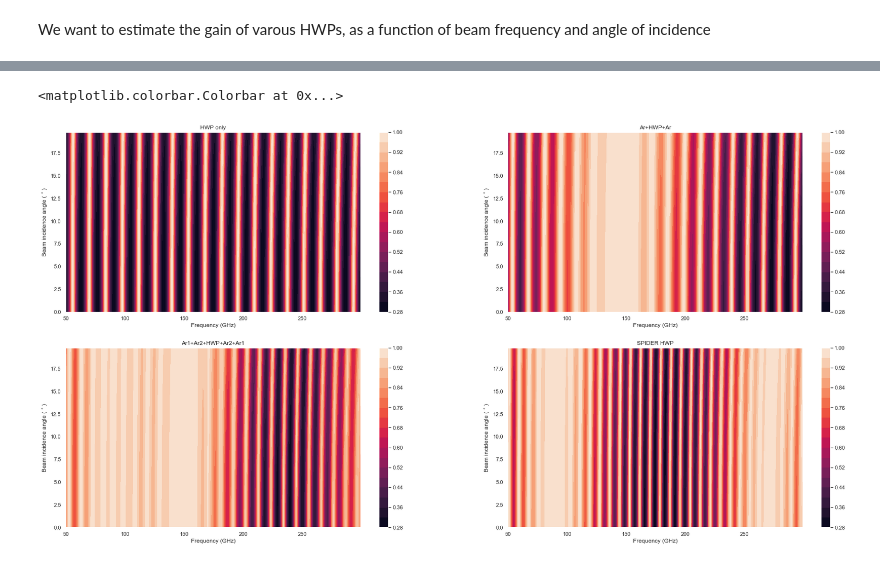
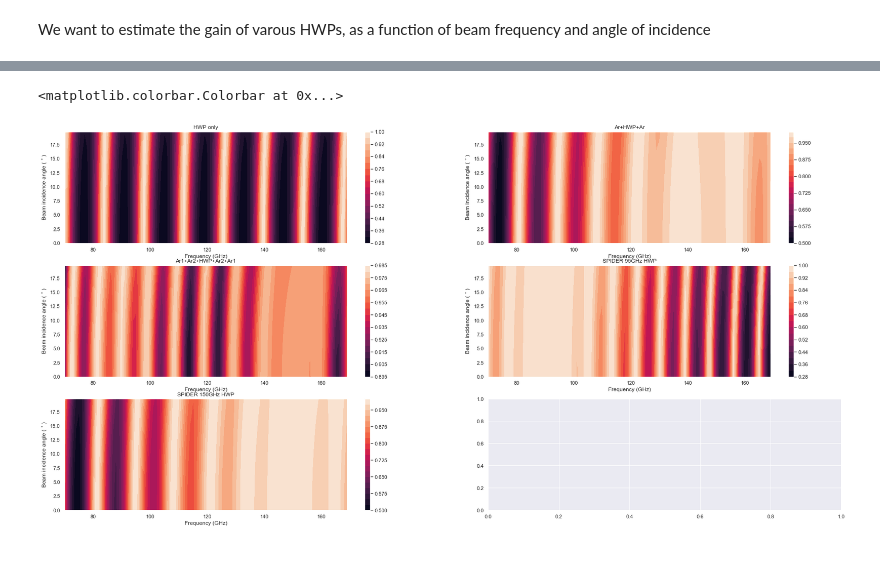
Before and after one commit to AdriJD/beamconv, a Jupyter notebook: notebooks/HWP_Class_tests.ipynb, the cells around one changed output, grey strips where cells are left out. Drawn from its saved outputs; the diff is of its cells as text; code cells hidden in the pictures.

```diff
--- a/notebooks/HWP_Class_tests.ipynb
+++ b/notebooks/HWP_Class_tests.ipynb
@@ -142,10 +147,10 @@ mipbar_plot = plt.plot(theta/np.pi, M_II, 'r', theta/np.pi, np.real(M_IP_bar), '
 We want to estimate the gain of varous HWPs, as a function of beam frequency and angle of incidence
 # %%
 elevations = np.arange(0,20,.2)
-frequencies = np.arange(50e9, 300e9, 1e9)
-Mis = np.zeros((elevations.size, frequencies.size,4))
-Mip = np.zeros((elevations.size,frequencies.size,4), dtype=np.complex128)
-Mipbar = np.zeros((elevations.size,frequencies.size,4), dtype=np.complex128)
+frequencies = np.arange(70e9, 170e9, 1e9)
+Mis = np.zeros((elevations.size, frequencies.size,5))
+Mip = np.zeros((elevations.size,frequencies.size,5), dtype=np.complex128)
+Mipbar = np.zeros((elevations.size,frequencies.size,5), dtype=np.complex128)
 theta = 0
 psi = 0
 for i, el in enumerate(elevations):
@@ -158,7 +163,9 @@ for i, el in enumerate(elevations):
         Mis[i,j,1], Mip[i,j,1], Mipbar[i,j,1] = beamy.get_Mueller_top_row(xi=0.0, psi=psi, theta=theta)
         beamy.set_HWP_values(model_name='Ar1+Ar2+HWP+Ar2+Ar1')
         Mis[i,j,2], Mip[i,j,2], Mipbar[i,j,2] = beamy.get_Mueller_top_row(xi=0.0, psi=psi, theta=theta)
-        beamy.set_HWP_values(model_name='SPIDER')
+        beamy.set_HWP_values(model_name='SPIDER_95')
         Mis[i,j,3], Mip[i,j,3], Mipbar[i,j,3] = beamy.get_Mueller_top_row(xi=0.0, psi=psi, theta=theta)
+        beamy.set_HWP_values(model_name='SPIDER_150')
+        Mis[i,j,4], Mip[i,j,4], Mipbar[i,j,4] = beamy.get_Mueller_top_row(xi=0.0, psi=psi, theta=theta)
 # %%
 a =plt.figure(1)
@@ -184,25 +213,30 @@ plt.legend()
 # %%
-fig, axes = plt.subplots(2, 2, figsize=(30,15))
+fig, axes = plt.subplots(3, 2, figsize=(30,15))
 axes[0,0].set_xlabel('Frequency (GHz)')
 axes[0,0].set_ylabel(r'Beam incidence angle ($\:^\circ$)')
 axes[0,0].set_title('HWP only')
 axes[0,1].set_xlabel('Frequency (GHz)')
 axes[0,1].set_ylabel(r'Beam incidence angle ($\:^\circ$)')
 axes[0,1].set_title('Ar+HWP+Ar')
 axes[1,0].set_xlabel('Frequency (GHz)')
 axes[1,0].set_ylabel(r'Beam incidence angle ($\:^\circ$)')
 axes[1,0].set_title('Ar1+Ar2+HWP+Ar2+Ar1')
 axes[1,1].set_xlabel('Frequency (GHz)')
 axes[1,1].set_ylabel(r'Beam incidence angle ($\:^\circ$)')
-axes[1,1].set_title('SPIDER HWP')
+axes[1,1].set_title('SPIDER 95GHz HWP')
+axes[2,0].set_xlabel('Frequency (GHz)')
+axes[2,0].set_ylabel(r'Beam incidence angle ($\:^\circ$)')
+axes[2,0].set_title('SPIDER 150GHz HWP')
 ul = axes[0,0].contourf(frequencies/1e9,elevations,Mis[:,:,0]/.5,20)
 plt.colorbar(ul, ax=axes[0,0])
 ur = axes[0,1].contourf(frequencies/1e9,elevations,Mis[:,:,1]/.5,20)
 plt.colorbar(ur, ax=axes[0,1])
 ll = axes[1,0].contourf(frequencies/1e9,elevations,Mis[:,:,2]/.5,20)
 plt.colorbar(ll, ax=axes[1,0])
 lr = axes[1,1].contourf(frequencies/1e9,elevations,Mis[:,:,3]/.5,20)
 plt.colorbar(lr, ax=axes[1,1])
+ul = axes[2,0].contourf(frequencies/1e9,elevations,Mis[:,:,4]/.5,20)
+plt.colorbar(ul, ax=axes[2,0])
 # %% [output]
 <matplotlib.colorbar.Colorbar at 0x...>
-[figure, old version]
+[figure, new version]
```
Also changed, not shown: parts of 4 cells of this notebook, 2 other files.
